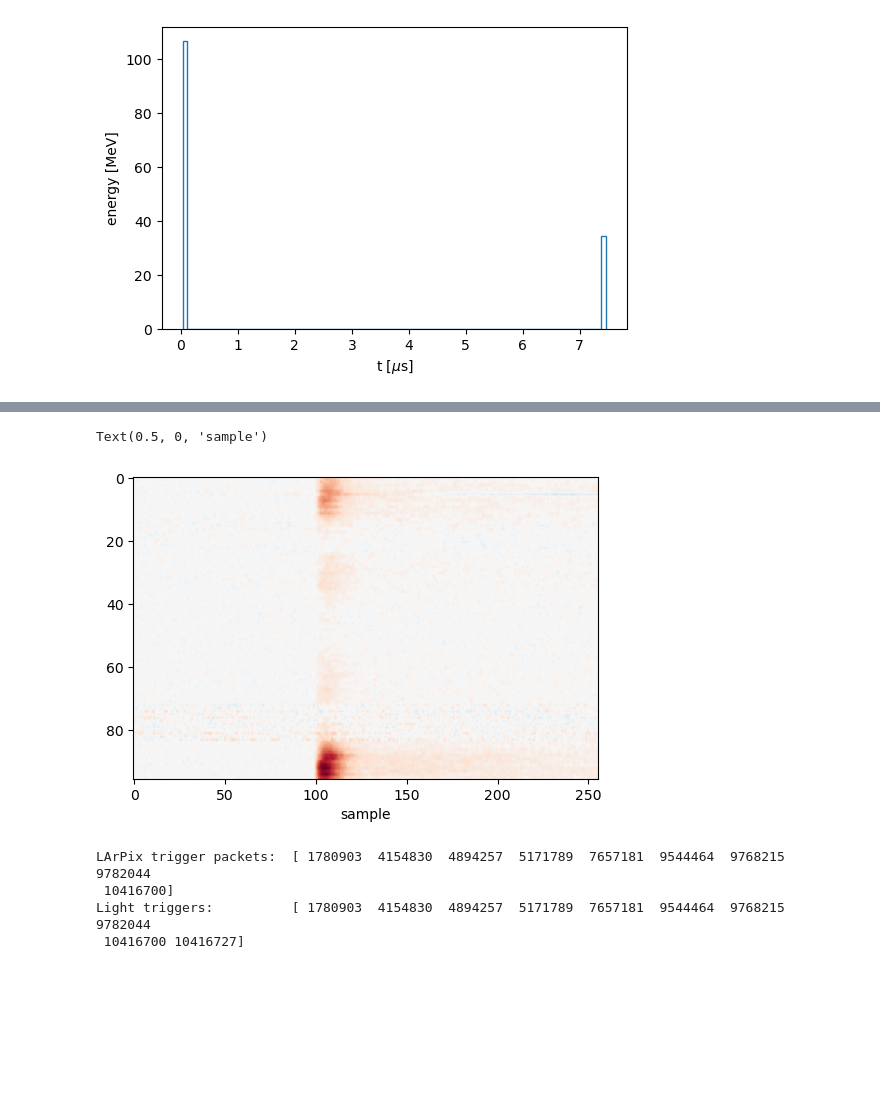
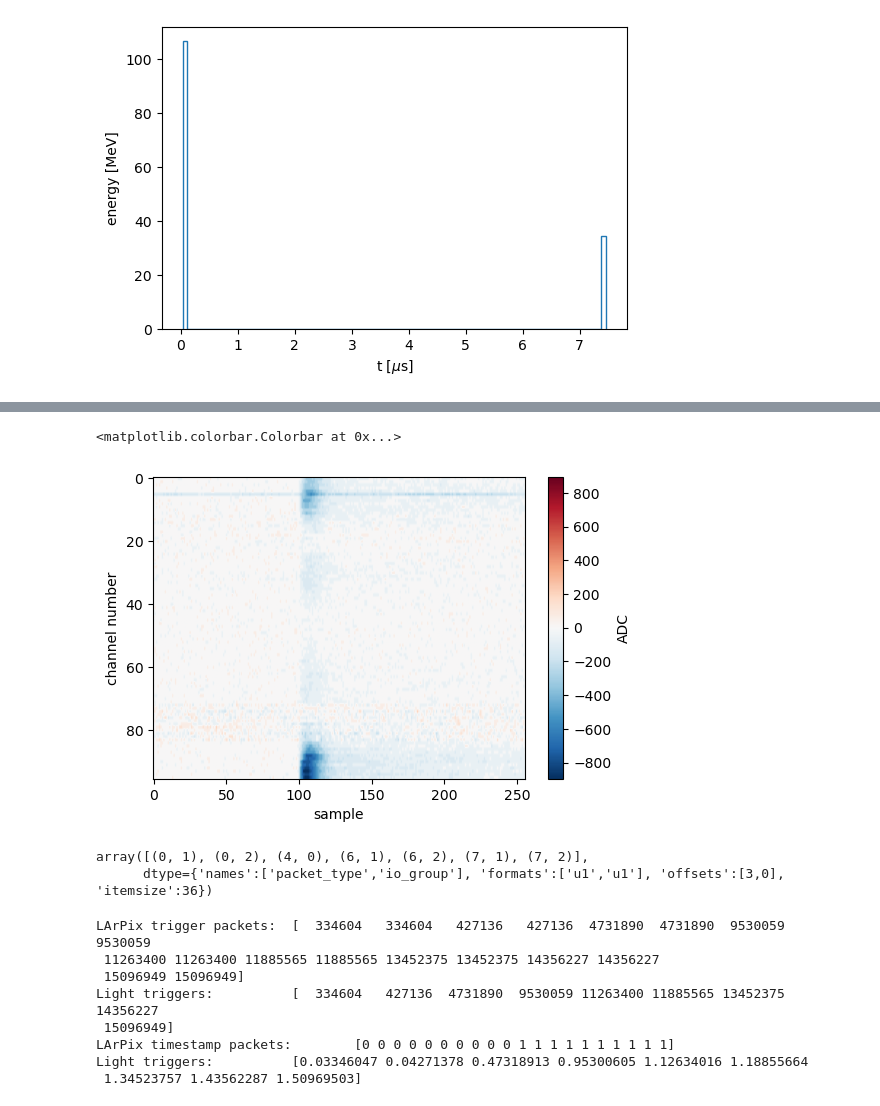
Before and after one commit to DUNE/larnd-sim, a Jupyter notebook: examples/Light signals.ipynb, the cells around one changed output, grey strips where cells are left out. Cells and saved outputs as stored; diff of their text form; code cells hidden in the pictures; blank space fills up the shorter version.

Commit message:
Add ADC resolution, invert gain, fix timestamp packets

```diff
--- a/examples/Light signals.ipynb
+++ b/examples/Light signals.ipynb
@@ -562,17 +667,31 @@ vertices
 # %%
 plt.figure(dpi=100)
 plt.imshow(f['light_wvfm'][0], cmap='RdBu_r', norm=colors.CenteredNorm(), aspect='auto')
 plt.xlabel('sample')
 plt.ylabel('channel number')
+plt.colorbar(label='ADC')
 # %% [output]
-Text(0.5, 0, 'sample')
+<matplotlib.colorbar.Colorbar at 0x...>
-[figure, old version]
+[figure, new version]
+# %%
+np.unique(f['packets'][:][['packet_type','io_group']])
+# %% [output]
+array([(0, 1), (0, 2), (4, 0), (6, 1), (6, 2), (7, 1), (7, 2)],
+      dtype={'names':['packet_type','io_group'], 'formats':['u1','u1'], 'offsets':[3,0], 'itemsize':36})
 # %%
-mask = (f['packets']['packet_type'] == 7) & (f['packets']['io_group'] == 1)
-print('LArPix trigger packets:\t', f['packets'][mask]['timestamp'][:10])
-print('Light triggers:\t\t', f['light_trig']['ts_sync'][:10])
+mask = (f['packets']['packet_type'] == 7)
+print('LArPix trigger packets:\t', f['packets'][mask]['timestamp'][:100])
+print('Light triggers:\t\t', f['light_trig']['ts_sync'][:100])
+
+mask = (f['packets']['packet_type'] == 4)
+print('LArPix timestamp packets:\t', f['packets'][mask]['timestamp'][:100])
+print('Light triggers:\t\t', f['light_trig']['ts_s'][:100])
 # %% [output]
-LArPix trigger packets:  [ 1780903  4154830  4894257  5171789  7657181  9544464  9768215  9782044
- 10416700]
-Light triggers:          [ 1780903  4154830  4894257  5171789  7657181  9544464  9768215  9782044
- 10416700 10416727]
+LArPix trigger packets:  [  334604   334604   427136   427136  4731890  4731890  9530059  9530059
+ 11263400 11263400 11885565 11885565 13452375 13452375 14356227 14356227
+ 15096949 15096949]
+Light triggers:          [  334604   427136  4731890  9530059 11263400 11885565 13452375 14356227
+ 15096949]
+LArPix timestamp packets:        [0 0 0 0 0 0 0 0 0 0 1 1 1 1 1 1 1 1 1 1]
+Light triggers:          [0.03346047 0.04271378 0.47318913 0.95300605 1.12634016 1.18855664
+ 1.34523757 1.43562287 1.50969503]
```
Also changed, not shown: parts of 14 cells of this notebook, 3 other files.
